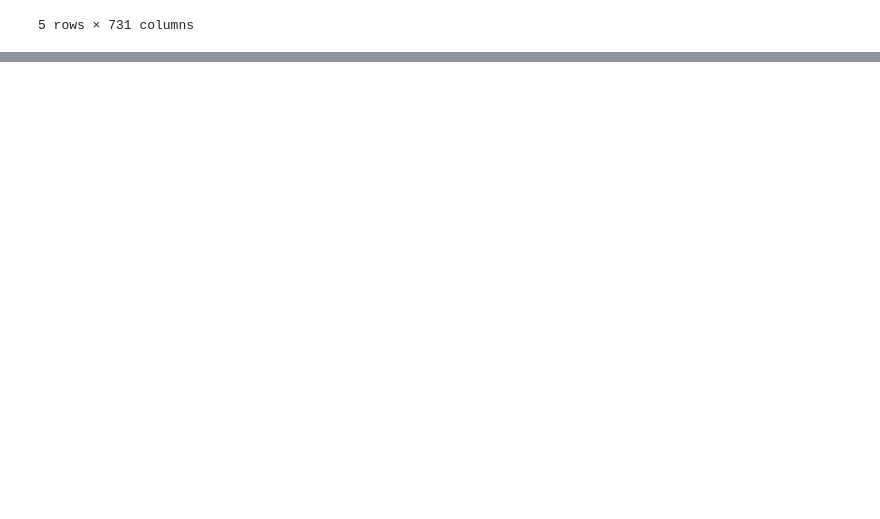
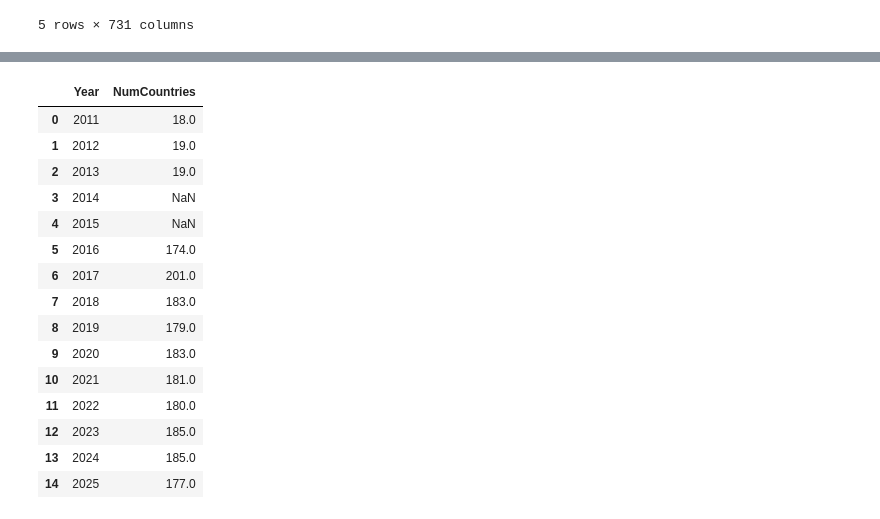
Before and after one commit to chloepar/Slack_Overflow_Survey_Exploration_DSBA6211, a Jupyter notebook: 6211_Final_Project.ipynb, the cells around one changed output, grey strips where cells are left out. Saved outputs shown, nothing was run; the diff lists cells and outputs as text; code cells hidden in the pictures; blank space fills up the shorter version.

```diff
--- a/6211_Final_Project.ipynb
+++ b/6211_Final_Project.ipynb
@@ -334,0 +321,49 @@ Missing values in 'Country' column:
+# %%
+# Create a summary DataFrame to show the number of unique countries for each year
+
+# Attempt to find the column that corresponds to country in each year's DataFrame
+country_col_names = [
+    "Country",  # most common
+    "What Country or Region do you live in?",
+    "CountryLive",
+    "country",
+    "Location",
+]
+
+num_countries_by_year = {}
+
+for year, df_year in dfs.items():
+    # Find matching country column
+    match_col = next((col for col in country_col_names if col in df_year.columns), None)
+    if match_col:
+        # Dropna to skip nan/empty, drop odd options like "Response"
+        countries = df_year[match_col].dropna()
+        # Remove known non-country responses if present
+        countries = countries[~countries.isin(['Response', 'Other', 'Other Countries', 'Other Country', 'Other (please specify)', 'Other Europe'])]
+        num_countries_by_year[year] = countries.nunique()
+    else:
+        num_countries_by_year[year] = None  # Or 0 if desired
+
+# Create a DataFrame for display
+country_summary_df = pd.DataFrame(
+    {"Year": list(num_countries_by_year.keys()), "NumCountries": list(num_countries_by_year.values())}
+).sort_values("Year")
+
+display(country_summary_df)
+# %% [output]
+|  | Year | NumCountries |
+| 0 | 2011 | 18.0 |
+| 1 | 2012 | 19.0 |
+| 2 | 2013 | 19.0 |
+| 3 | 2014 | NaN |
+| 4 | 2015 | NaN |
+| 5 | 2016 | 174.0 |
+| 6 | 2017 | 201.0 |
+| 7 | 2018 | 183.0 |
+| 8 | 2019 | 179.0 |
+| 9 | 2020 | 183.0 |
+| 10 | 2021 | 181.0 |
+| 11 | 2022 | 180.0 |
+| 12 | 2023 | 185.0 |
+| 13 | 2024 | 185.0 |
+| 14 | 2025 | 177.0 |
```
Also changed, not shown: parts of 17 cells of this notebook.
